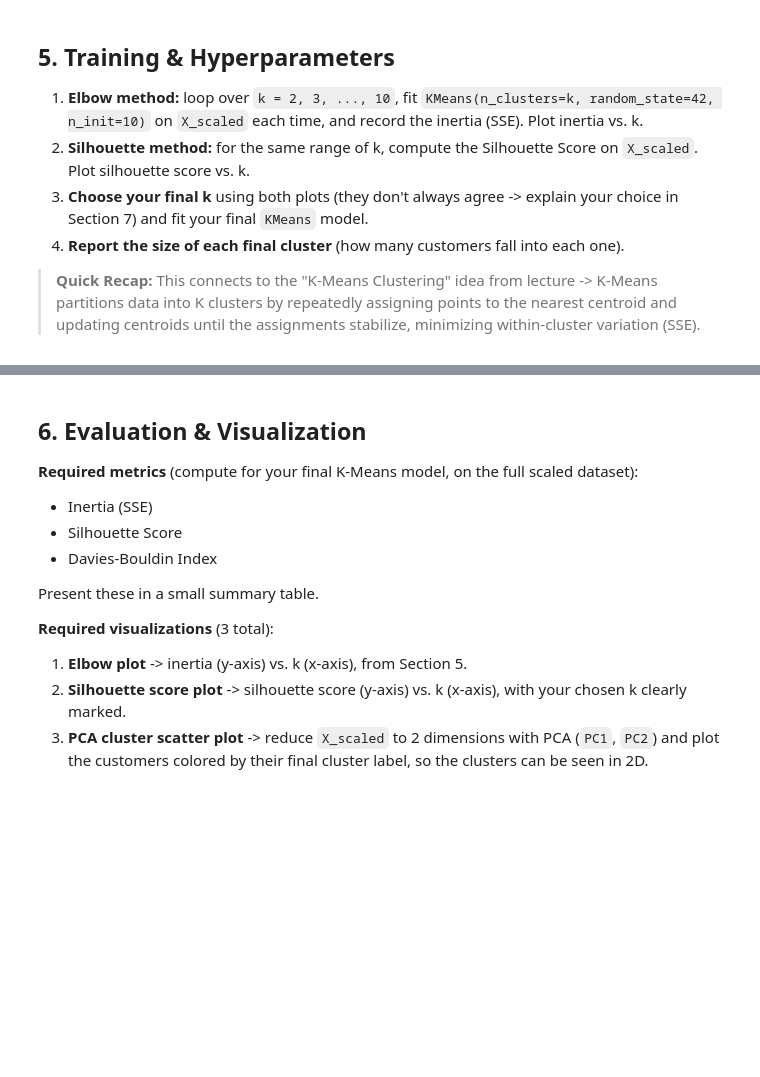
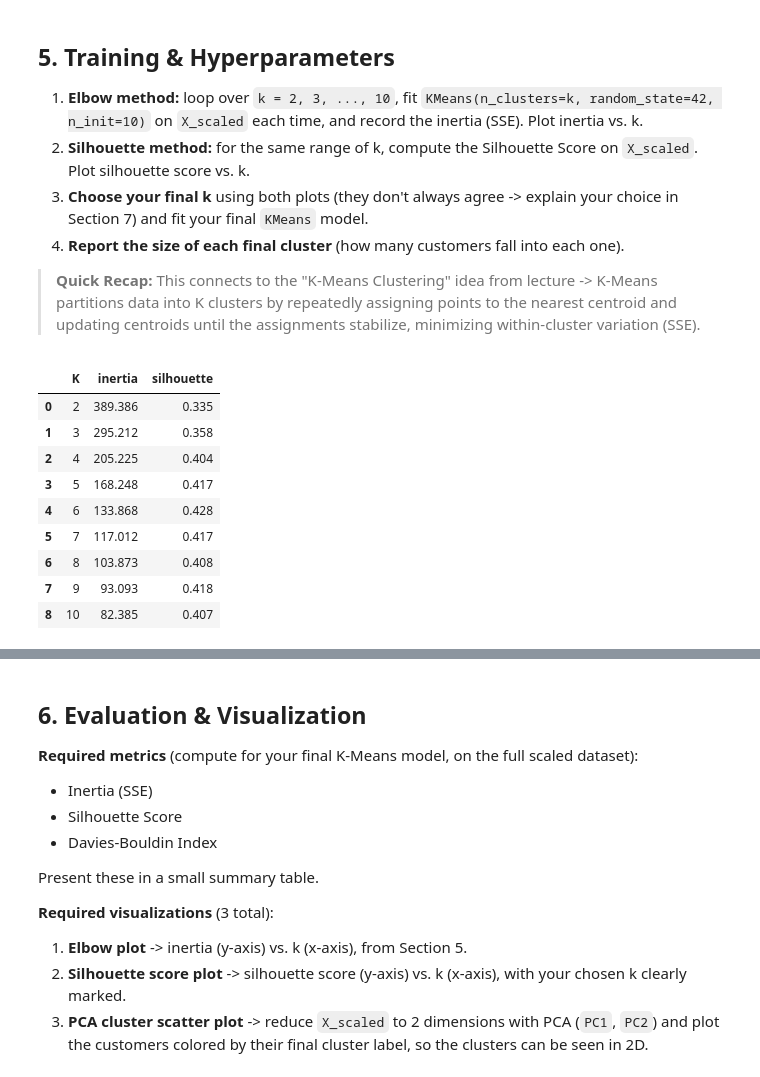
Before and after one commit to fredizenn/Statistics-and-Machine-Learning, a Jupyter notebook: Week-4/Lab-Assignments/01_KMeans_Clustering.ipynb, the cells around one changed output, grey strips where cells are left out. Saved outputs shown, nothing was run; the diff lists cells and outputs as text; code cells hidden in the pictures; blank space fills up the shorter version.

```diff
--- a/Week-4/Lab-Assignments/01_KMeans_Clustering.ipynb
+++ b/Week-4/Lab-Assignments/01_KMeans_Clustering.ipynb
@@ -79,3 +201,27 @@ sklearn.metrics (silhouette_score, davies_bouldin_score)
 4. **Report the size of each final cluster** (how many customers fall into each one).
 
 > **Quick Recap:** This connects to the "K-Means Clustering" idea from lecture -> K-Means partitions data into K clusters by repeatedly assigning points to the nearest centroid and updating centroids until the assignments stabilize, minimizing within-cluster variation (SSE).
+# %%
+k_values = range(2, 11)
+inertias = []
+sil_scores = []
+
+for k in k_values:
+    km = KMeans(n_clusters=k, random_state=RANDOM_STATE, n_init=10)
+    labels = km.fit_predict(X_scaled)
+    inertias.append(km.inertia_)
+    sil_scores.append(silhouette_score(X_scaled, labels))
+
+param_df = pd.DataFrame({'K': list(k_values), 'inertia': inertias, 'silhouette': sil_scores})
+display(param_df.round(3))
+# %% [output]
+|  | K | inertia | silhouette |
+| 0 | 2 | 389.386 | 0.335 |
+| 1 | 3 | 295.212 | 0.358 |
+| 2 | 4 | 205.225 | 0.404 |
+| 3 | 5 | 168.248 | 0.417 |
+| 4 | 6 | 133.868 | 0.428 |
+| 5 | 7 | 117.012 | 0.417 |
+| 6 | 8 | 103.873 | 0.408 |
+| 7 | 9 | 93.093 | 0.418 |
+| 8 | 10 | 82.385 | 0.407 |
```
Also changed, not shown: parts of 12 cells of this notebook, 1 other file.
